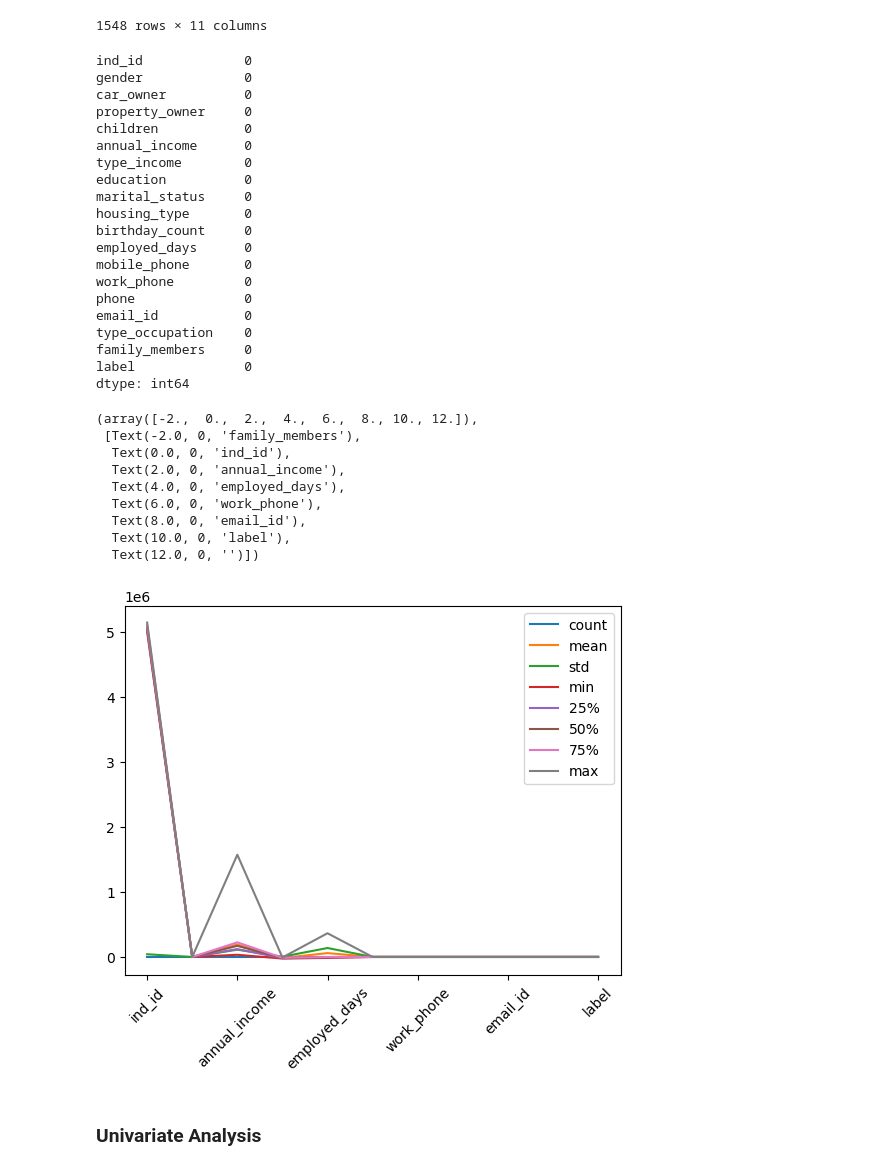
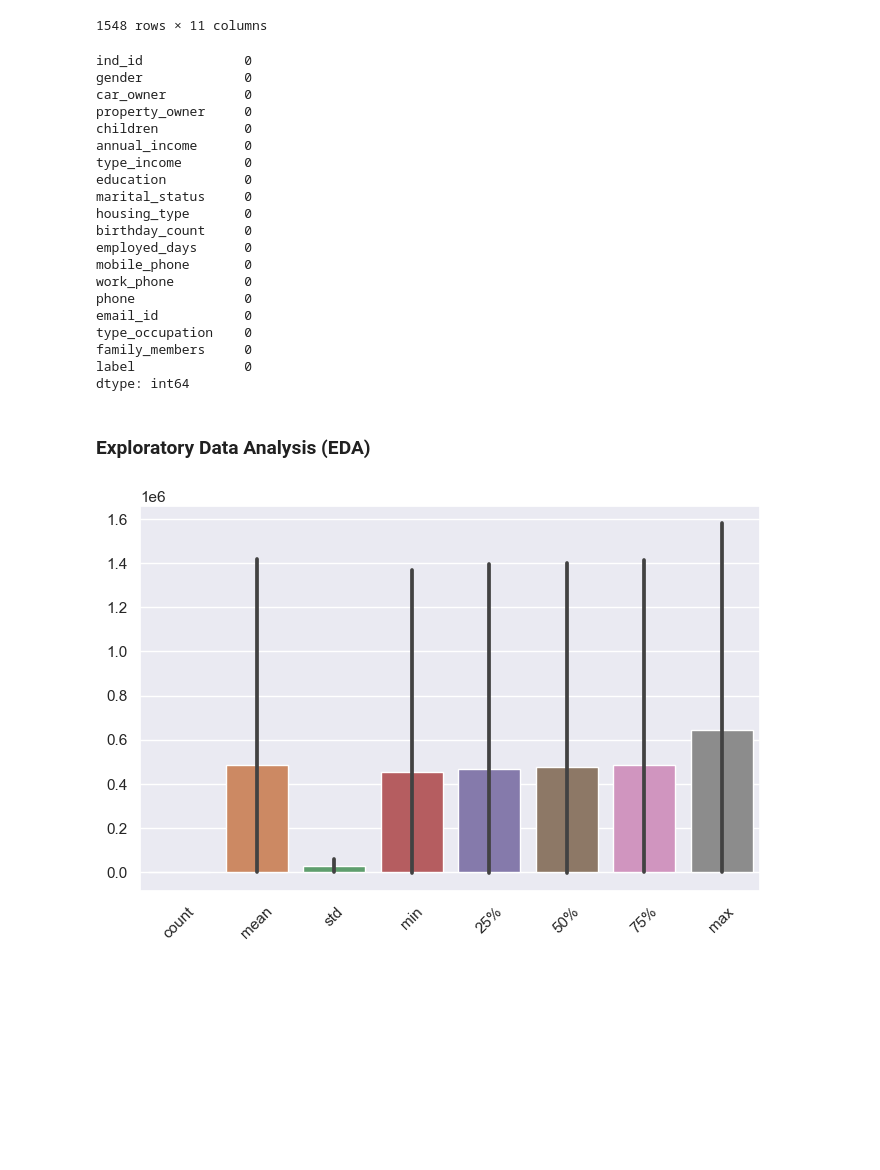
Before and after one commit to sam47-asfaw/bank-customer-churn-classification, a Jupyter notebook: midterm_project.ipynb, the cells around one changed output. Saved outputs shown, nothing was run; the diff lists cells and outputs as text; code cells hidden in the pictures; blank space fills up the shorter version.

```diff
--- a/midterm_project.ipynb
+++ b/midterm_project.ipynb
@@ -162,23 +171,0 @@ df[categorical] = df[categorical].fillna(df[categorical].mode().iloc[0])
-# %%
-df.isna().sum()
-# %% [output]
-ind_id             0
-gender             0
-car_owner          0
-property_owner     0
-children           0
-annual_income      0
-type_income        0
-education          0
-marital_status     0
-housing_type       0
-birthday_count     0
-employed_days      0
-mobile_phone       0
-work_phone         0
-phone              0
-email_id           0
-type_occupation    0
-family_members     0
-label              0
-dtype: int64
@@ -185,16 +175,33 @@ dtype: int64
+# %%
+df.isna().sum()
+# %% [output]
+ind_id             0
+gender             0
+car_owner          0
+property_owner     0
+children           0
+annual_income      0
+type_income        0
+education          0
+marital_status     0
+housing_type       0
+birthday_count     0
+employed_days      0
+mobile_phone       0
+work_phone         0
+phone              0
+email_id           0
+type_occupation    0
+family_members     0
+label              0
+dtype: int64
+# %% [markdown]
+### Exploratory Data Analysis (EDA)
 # %%
-df.describe().T.plot()
+#plotting the dtatistical description of the numerical columns
+description = df.describe().T
+sns.barplot(data=description)
 plt.xticks(rotation=45)
+plt.show()
 # %% [output]
-(array([-2.,  0.,  2.,  4.,  6.,  8., 10., 12.]),
- [Text(-2.0, 0, 'family_members'),
-  Text(0.0, 0, 'ind_id'),
-  Text(2.0, 0, 'annual_income'),
-  Text(4.0, 0, 'employed_days'),
-  Text(6.0, 0, 'work_phone'),
-  Text(8.0, 0, 'email_id'),
-  Text(10.0, 0, 'label'),
-  Text(12.0, 0, '')])
-[figure, old version]
+[figure, new version]
-# %% [markdown]
-### Univariate Analysis
```
Also changed, not shown: parts of 29 cells of this notebook.
